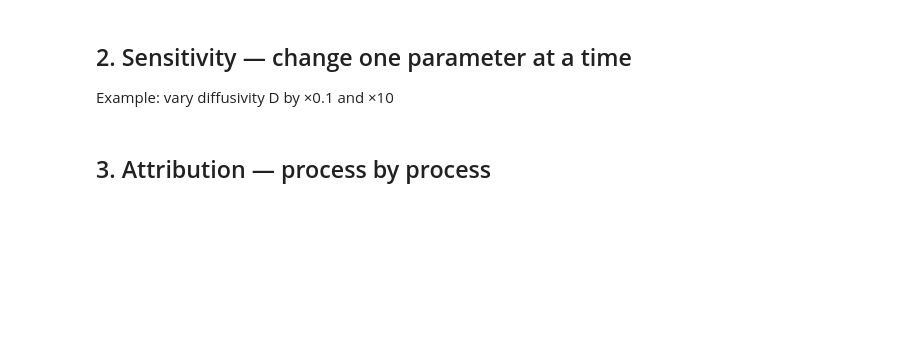
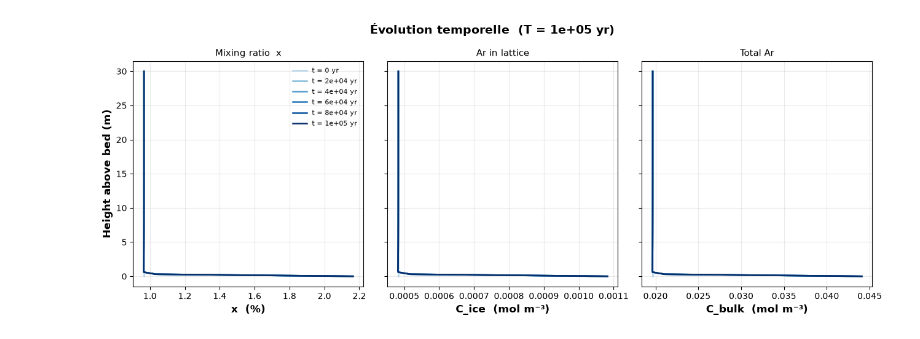
Before and after one commit to GLACEmodel/GLACE, a Jupyter notebook: notebooks/exploration.ipynb, the cells around one changed output. Cells and saved outputs as stored; diff of their text form; code cells hidden in the pictures; blank space fills up the shorter version.

Commit message:
feat: DJ velocity, local diffusion analysis, reorganise params et notebooks

```diff
--- a/notebooks/exploration.ipynb
+++ b/notebooks/exploration.ipynb
@@ -33,0 +53,12 @@ plt.show()
+# %%
+p = SimpleNamespace(
+    P_diss=P_diss, S_Ar=S_Ar, TAC=TAC, b_acc=b_acc, H_ice=H_ice, p_llib=p_llib,
+    D_m2s=D_m2s, flux_bottom=flux_bottom,
+    GAS_LOSS_MODE=GAS_LOSS_MODE, gas_loss_data=gas_loss_data,
+    z_char=z_char, z_gl_limit=z_gl_limit,
+    nz=nz, Z=Z, T=T, dt=dt,
+    rho_ice=rho_ice, Vm_STP=Vm_STP, X_atm=X_atm,
+)
+sim = build_params(p)
+result = run_simulation(sim, return_full=True)
+print(f'Simulation terminée — {sim["nt"]} pas de temps')
@@ -34,7 +79,5 @@ plt.show()
 # %%
-fig = plot_snapshots(result, n_snap=6)
+fig2 = plot_snapshots(result, n_snap=6, title=f'Évolution temporelle  (T = {T:.2g} yr)')
 plt.show()
+# %% [output]
+[figure, added]
-# %% [markdown]
-## 2. Sensitivity — change one parameter at a time
-
-Example: vary diffusivity D by ×0.1 and ×10
@@ -52,2 +83,0 @@ plt.show()
-# %% [markdown]
-## 3. Attribution — process by process
```
Also changed, not shown: parts of 30 cells of this notebook, 11 other files.
